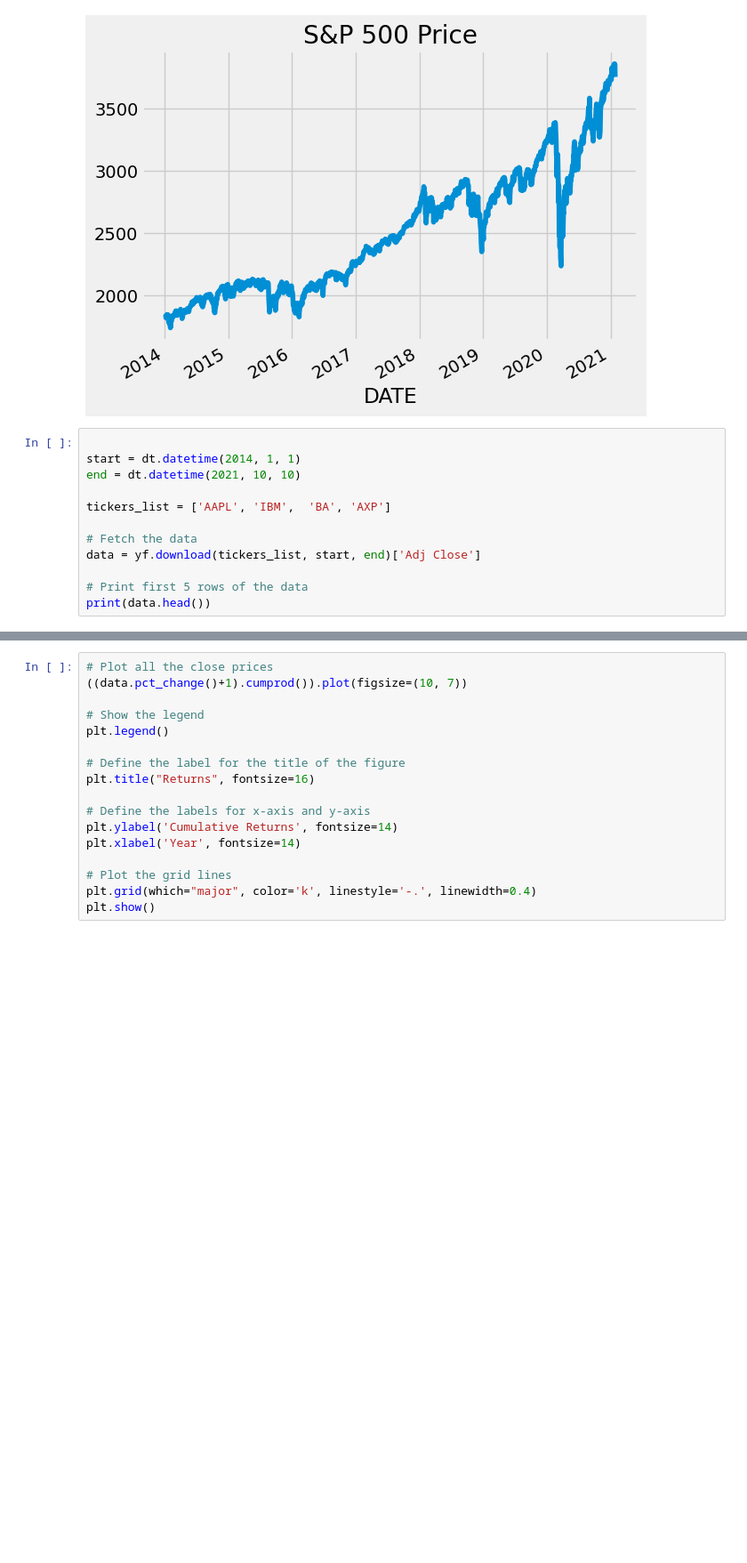
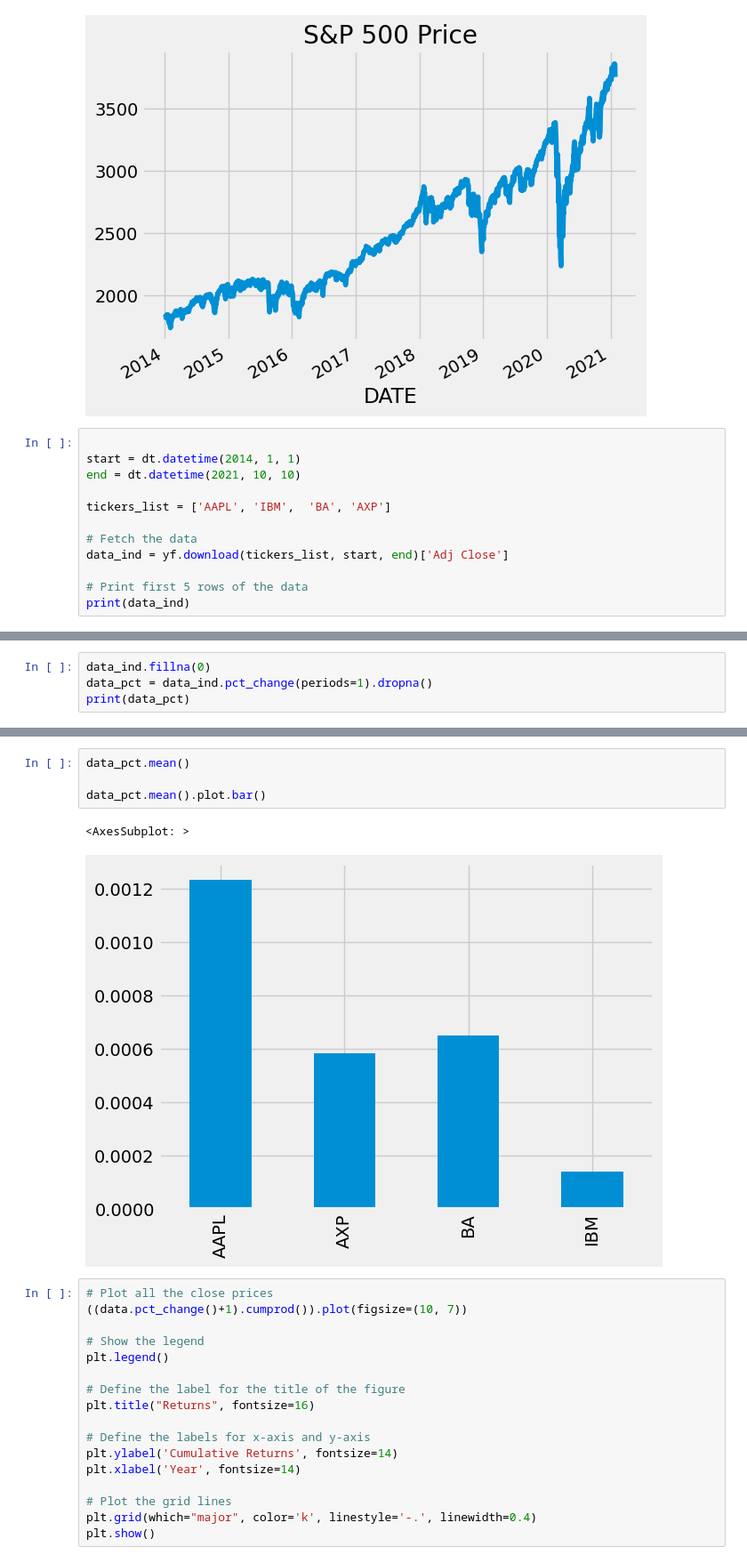
Before and after one commit to iiaroshev/dig-tools, a Jupyter notebook: digit-tools/research code/research.ipynb, the cells around one changed output, grey strips where cells are left out. Shown at 89% size. Drawn from its saved outputs; the diff is of its cells as text; blank space fills up the shorter version.

```diff
--- a/digit-tools/research code/research.ipynb
+++ b/digit-tools/research code/research.ipynb
@@ -61,9 +61,9 @@ end = dt.datetime(2021, 10, 10)
 tickers_list = ['AAPL', 'IBM',  'BA', 'AXP']
 
 # Fetch the data
-data = yf.download(tickers_list, start, end)['Adj Close']
+data_ind = yf.download(tickers_list, start, end)['Adj Close']
 
 # Print first 5 rows of the data
-print(data.head())
+print(data_ind)
 # %% [output]
 [*********************100%***********************]  4 of 4 completed
@@ -76,0 +85,4 @@ Date
+# %%
+data_ind.fillna(0)
+data_pct = data_ind.pct_change(periods=1).dropna()
+print(data_pct)
@@ -77,3 +105,10 @@ Date
+# %%
+data_pct.mean()
+
+data_pct.mean().plot.bar()
+# %% [output]
+<AxesSubplot: >
+[figure, added]
 # %%
 # Plot all the close prices
 ((data.pct_change()+1).cumprod()).plot(figsize=(10, 7))
```
Also changed, not shown: parts of 4 cells of this notebook.
